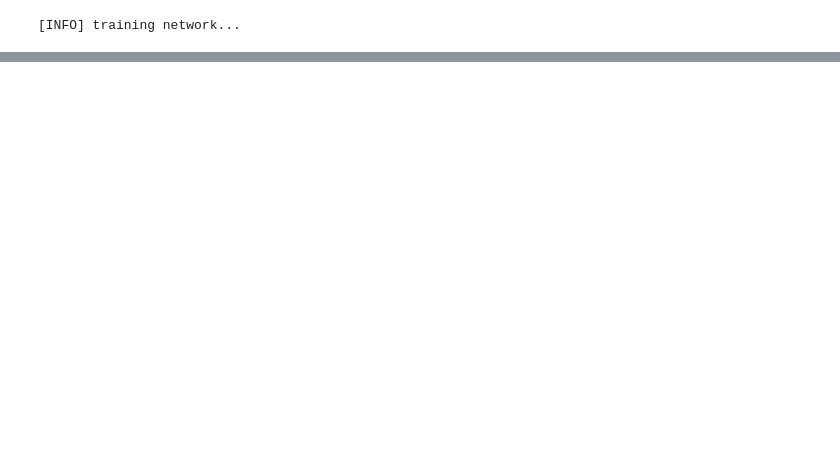
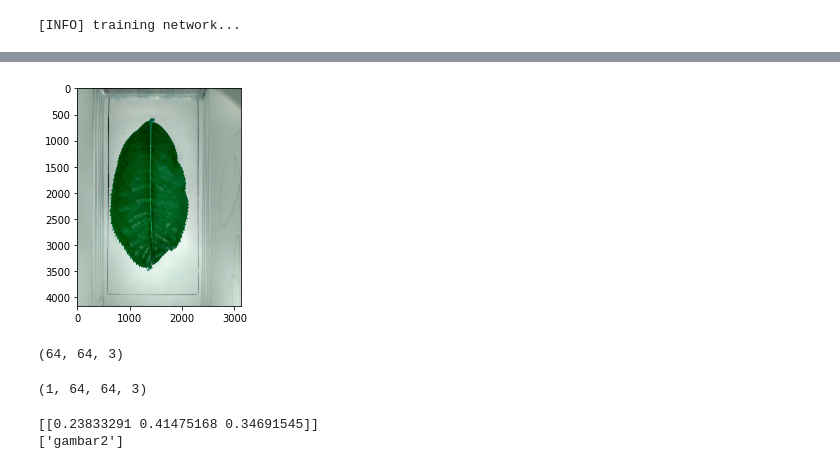
Before and after one commit to rizqyilmi/python-class, a Jupyter notebook: Assignment_11.ipynb, the cells around one changed output, grey strips where cells are left out. Saved outputs shown, nothing was run; the diff lists cells and outputs as text; code cells hidden in the pictures; blank space fills up the shorter version.

```diff
--- a/Assignment_11.ipynb
+++ b/Assignment_11.ipynb
@@ -126,0 +195,29 @@ ValueError: ignored
+# %%
+import cv2
+import matplotlib.pyplot as plt
+image1='contohdaun.jpg'
+# %%
+img_array = cv2.imread(image1)
+plt.imshow(img_array)
+plt.show()
+# print(type(img_array))
+# %% [output]
+[figure, added]
+# %%
+image_testing = Image.open('contohdaun.jpg')
+image_testing = np.array(image_testing.resize((64, 64))) / 255.0
+image_testing.shape
+# %% [output]
+(64, 64, 3)
+# %%
+image_testing = np.expand_dims(image_testing, axis=0)
+print(image_testing.shape)
+# %% [output]
+(1, 64, 64, 3)
+# %%
+output = model.predict(image_testing, 1)
+print(output)
+print(lb.classes_[output.argmax(axis=1)])
+# %% [output]
+[[0.23833291 0.41475168 0.34691545]]
+['gambar2']
```
Also changed, not shown: parts of 5 cells of this notebook.
